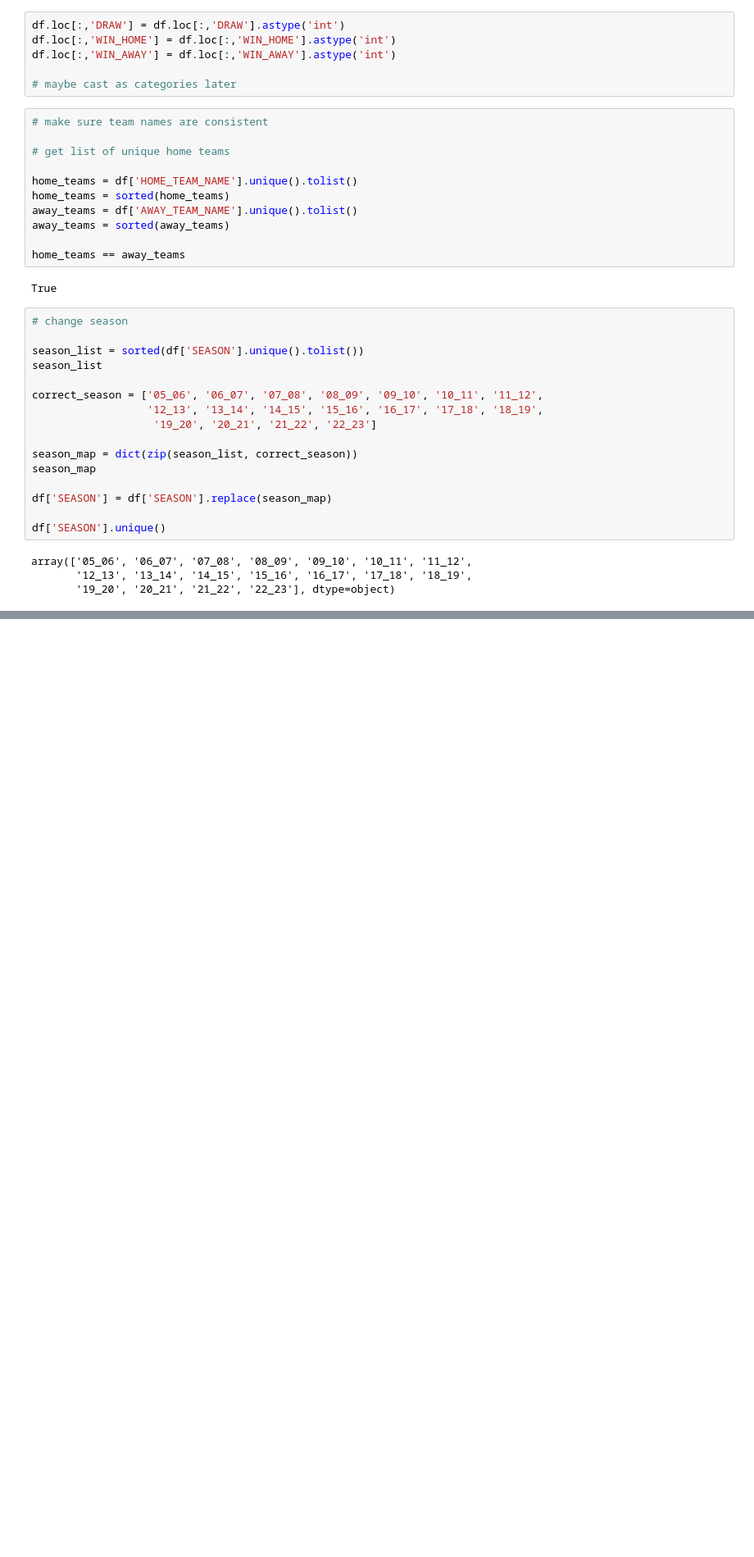
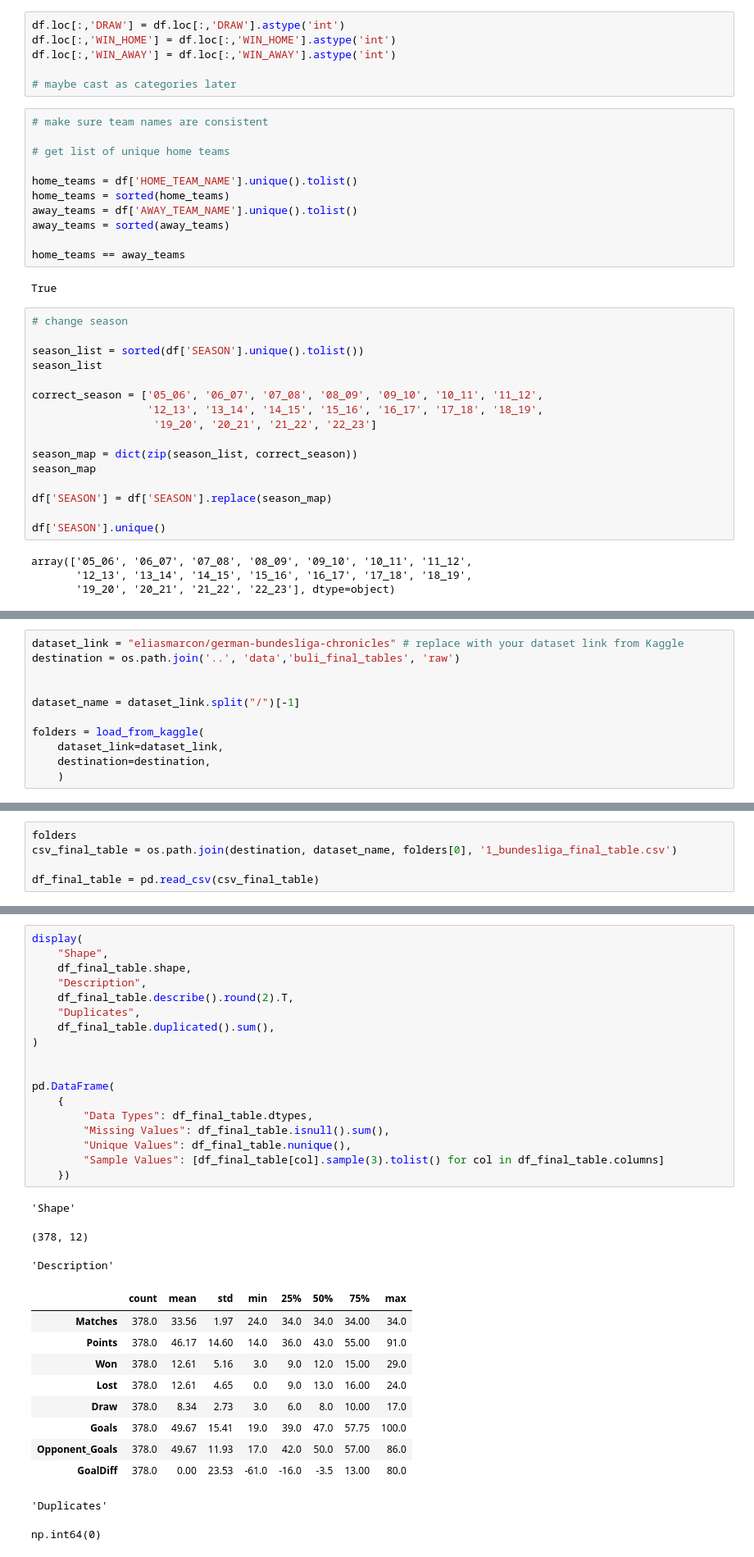
Before and after one commit to Picoalex/template_dsc, a Jupyter notebook: notebooks/01_exploration.ipynb, the cells around one changed output, grey strips where cells are left out. Shown at 82% size. Drawn from its saved outputs; the diff is of its cells as text; blank space fills up the shorter version.

Commit message:
loaded dataset for final rankings

```diff
--- a/notebooks/01_exploration.ipynb
+++ b/notebooks/01_exploration.ipynb
@@ -217,0 +224,11 @@ array(['05_06', '06_07', '07_08', '08_09', '09_10', '10_11', '11_12',
+# %%
+dataset_link = "eliasmarcon/german-bundesliga-chronicles" # replace with your dataset link from Kaggle
+destination = os.path.join('..', 'data','buli_final_tables', 'raw')
+
+
+dataset_name = dataset_link.split("/")[-1]
+
+folders = load_from_kaggle(
+    dataset_link=dataset_link,
+    destination=destination,
+    )
@@ -217,0 +237,5 @@ array(['05_06', '06_07', '07_08', '08_09', '09_10', '10_11', '11_12',
+# %%
+folders
+csv_final_table = os.path.join(destination, dataset_name, folders[0], '1_bundesliga_final_table.csv')
+
+df_final_table = pd.read_csv(csv_final_table)
@@ -217,0 +251,33 @@ array(['05_06', '06_07', '07_08', '08_09', '09_10', '10_11', '11_12',
+# %%
+display(
+    "Shape",
+    df_final_table.shape,
+    "Description",
+    df_final_table.describe().round(2).T,
+    "Duplicates",
+    df_final_table.duplicated().sum(),
+)
+
+
+pd.DataFrame(
+    {
+        "Data Types": df_final_table.dtypes,
+        "Missing Values": df_final_table.isnull().sum(),
+        "Unique Values": df_final_table.nunique(),
+        "Sample Values": [df_final_table[col].sample(3).tolist() for col in df_final_table.columns]
+    })
+# %% [output]
+'Shape'
+(378, 12)
+'Description'
+|  | count | mean | std | min | 25% | 50% | 75% | max |
+| Matches | 378.0 | 33.56 | 1.97 | 24.0 | 34.0 | 34.0 | 34.00 | 34.0 |
+| Points | 378.0 | 46.17 | 14.60 | 14.0 | 36.0 | 43.0 | 55.00 | 91.0 |
+| Won | 378.0 | 12.61 | 5.16 | 3.0 | 9.0 | 12.0 | 15.00 | 29.0 |
+| Lost | 378.0 | 12.61 | 4.65 | 0.0 | 9.0 | 13.0 | 16.00 | 24.0 |
+| Draw | 378.0 | 8.34 | 2.73 | 3.0 | 6.0 | 8.0 | 10.00 | 17.0 |
+| Goals | 378.0 | 49.67 | 15.41 | 19.0 | 39.0 | 47.0 | 57.75 | 100.0 |
+| Opponent_Goals | 378.0 | 49.67 | 11.93 | 17.0 | 42.0 | 50.0 | 57.00 | 86.0 |
+| GoalDiff | 378.0 | 0.00 | 23.53 | -61.0 | -16.0 | -3.5 | 13.00 | 80.0 |
+'Duplicates'
+np.int64(0)
```
Also changed, not shown: parts of 9 cells of this notebook.
